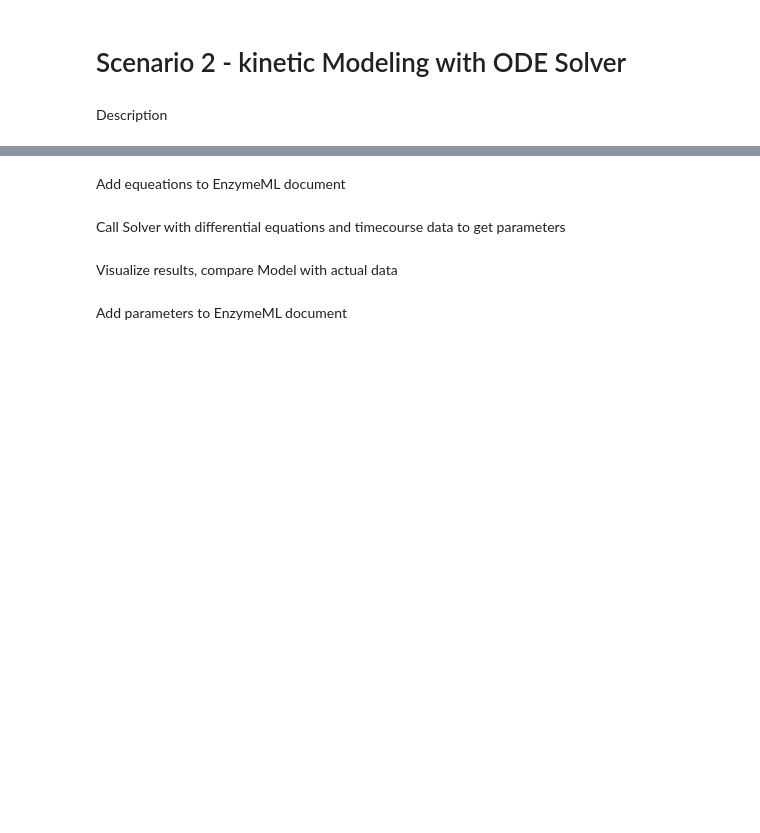
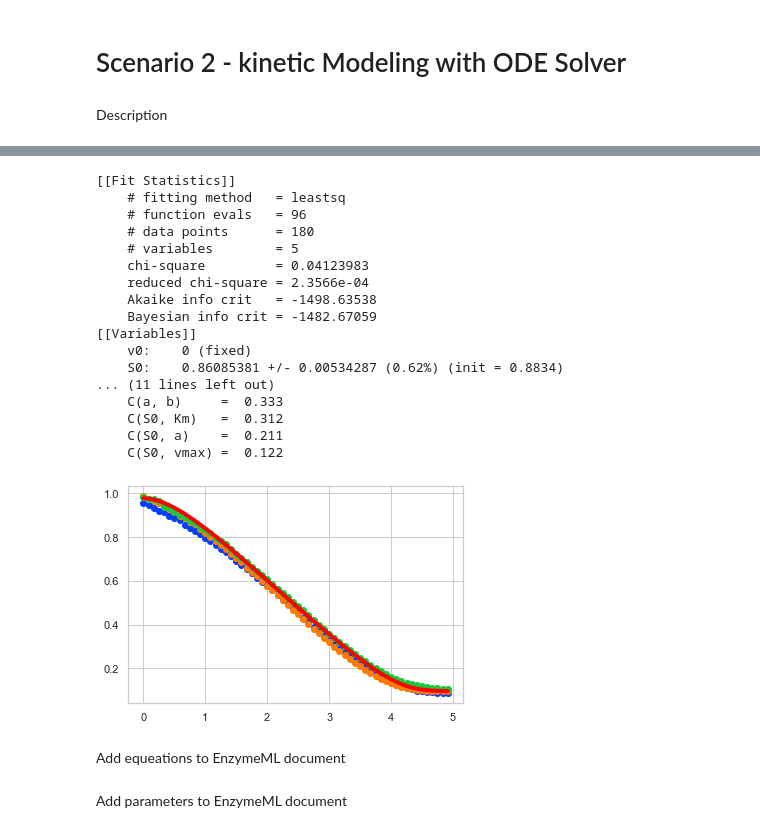
Before and after one commit to HannahDi/EnzymeML_KineticModeling, a Jupyter notebook: KineticModelingScenario2.ipynb, the cells around one changed output, grey strips where cells are left out. Drawn from its saved outputs; the diff is of its cells as text; code cells hidden in the pictures; blank space fills up the shorter version.

```diff
--- a/KineticModelingScenario2.ipynb
+++ b/KineticModelingScenario2.ipynb
@@ -16,0 +192,13 @@ Define a system of differential equations
+# %%
+def residual(params, t, data_s):
+    ndata, nt = data_s.shape # get dimensions of data (here we fit against 3 measurments => ndata = 3)
+    resid = 0.0*data_s[:] # initialize the residual vector
+    # compute residual per data set
+    for i in range(ndata):
+        w0 = params['v0'].value, params['S0'].value
+        model = g(t, w0, params) # solve the ODE with the given parameters
+        # get modeled substrate
+        s_model = model[:,1]
+        s_model_b = s_model + params['b'].value # adding bias
+        resid[i,:]=data_s[i,:]-s_model_b # compute distance to measured data
+    return resid.flatten()
@@ -16,0 +211,17 @@ Define a system of differential equations
+# %%
+# initial conditions:
+v0 = 0
+s0 = np.mean(data_s,axis=0)[0]
+
+# Set parameters including bounds
+bias = np.mean(data_s,axis=0)[-1]
+params = Parameters()
+params.add('v0', value=v0, vary=False)
+params.add('S0', value=s0-bias, min=0.1, max=s0)
+params.add('a', value=1., min=0.0001, max=2.)
+params.add('vmax', value=0.2, min=0.0001, max=1.)
+params.add('Km', value=0.05, min=0.0001, max=1.)
+params.add('b', value=bias, min=0.01, max=s0*0.5)
+
+# time
+t_measured = data_time
@@ -17,2 +233,34 @@ Define a system of differential equations
+# %%
+# fit model
+result = minimize(residual , params, args=(t_measured, data_s), method='leastsq')
+report_fit(result)
+# plot the data sets and fits
+w0 = params['v0'].value, params['S0'].value
+data_fitted = g(t_measured, w0, result.params)
+plt.figure()
+
+for i in range(data_s.shape[0]):
+    plt.plot(t_measured, data_s[i, :], 'o')
+plt.plot(t_measured, data_fitted[:, 1]+params['b'].value, '-', linewidth=4, color='red', label='fitted data')
+plt.show()
+# %% [output]
+[[Fit Statistics]]
+    # fitting method   = leastsq
+    # function evals   = 96
+    # data points      = 180
+    # variables        = 5
+    chi-square         = 0.04123983
+    reduced chi-square = 2.3566e-04
+    Akaike info crit   = -1498.63538
+    Bayesian info crit = -1482.67059
+[[Variables]]
+    v0:    0 (fixed)
+    S0:    0.86085381 +/- 0.00534287 (0.62%) (init = 0.8834)
+... (11 lines left out)
+    C(a, b)     =  0.333
+    C(S0, Km)   =  0.312
+    C(S0, a)    =  0.211
+    C(S0, vmax) =  0.122
+[figure, added]
 # %% [markdown]
 Add equeations to EnzymeML document
@@ -21,2 +266,0 @@ Add equeations to EnzymeML document
-# %% [markdown]
-Call Solver with differential equations and timecourse data to get parameters
@@ -25,5 +267,3 @@ Call Solver with differential equations and timecourse data to get parameters
-# %% [markdown]
-Visualize results, compare Model with actual data
 # %%
 # Code
 # %% [markdown]
```
Also changed, not shown: parts of 27 cells of this notebook.
